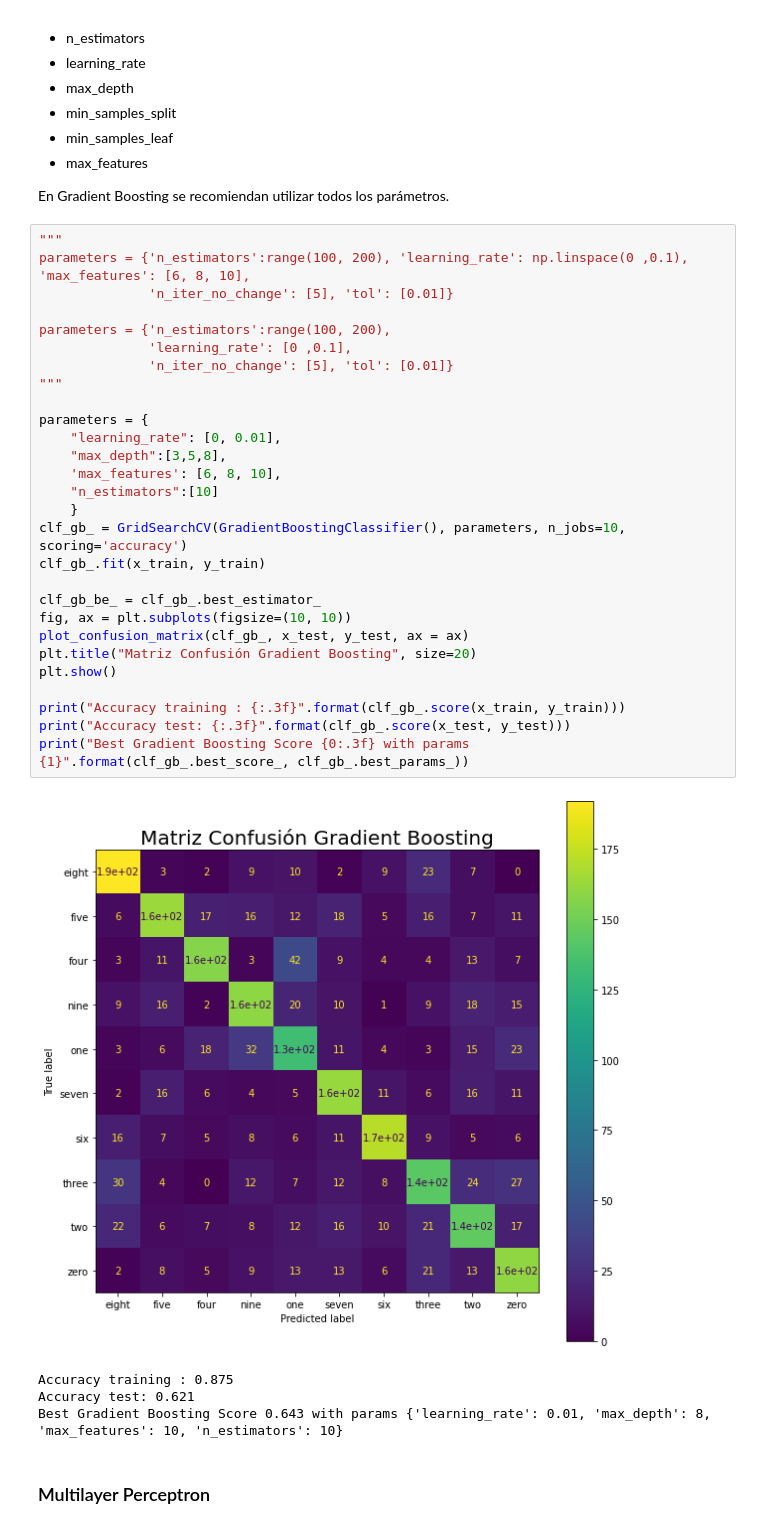
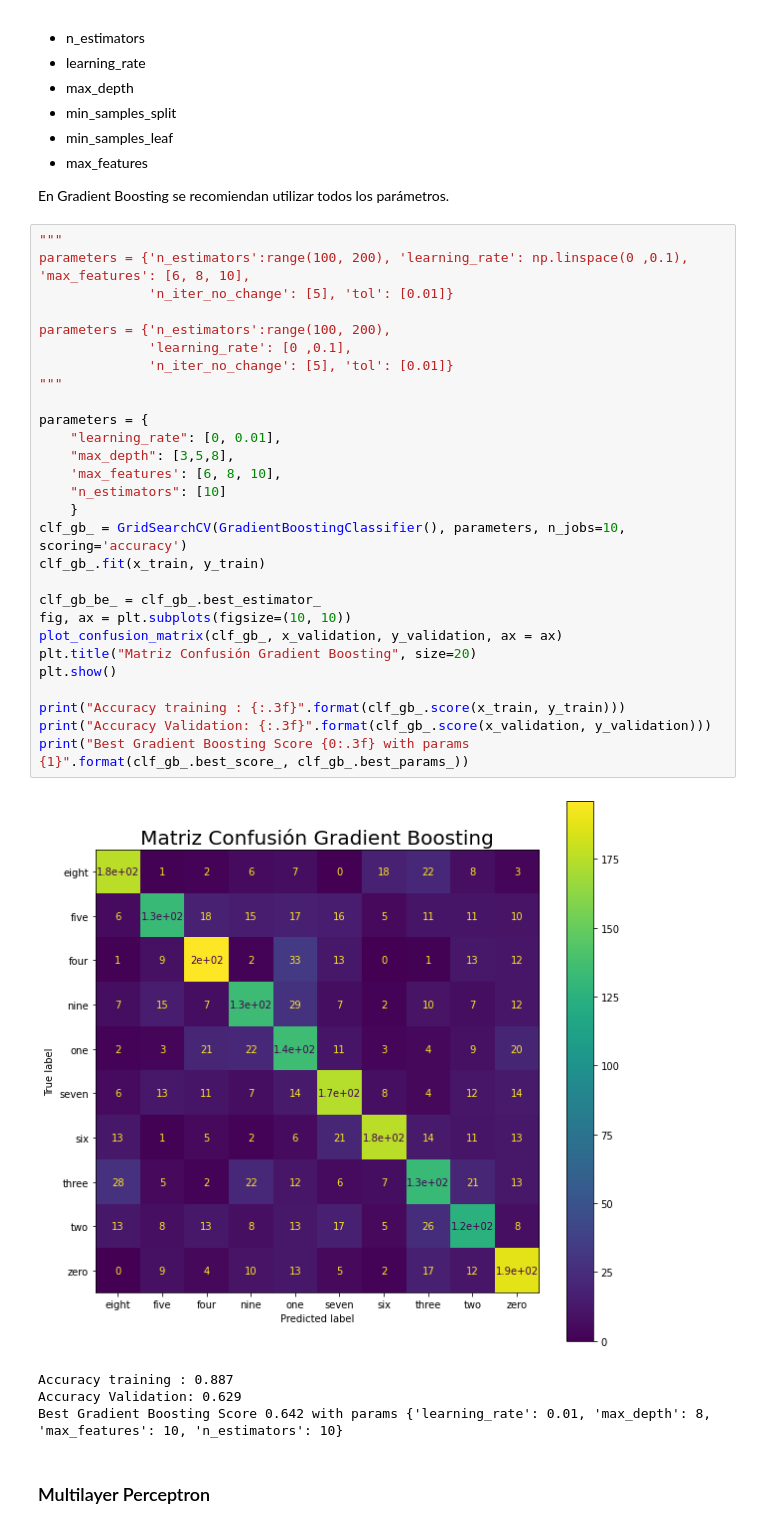
Before and after one commit to newgabo/TP2-AA, a Jupyter notebook: TP2_AA_Modelos_.ipynb, the cells around one changed output. Cells and saved outputs as stored; diff of their text form.

```diff
--- a/TP2_AA_Modelos_.ipynb
+++ b/TP2_AA_Modelos_.ipynb
@@ -177,36 +193,36 @@ En Gradient Boosting se recomiendan utilizar todos los parámetros.
 # %%
 """
 parameters = {'n_estimators':range(100, 200), 'learning_rate': np.linspace(0 ,0.1), 'max_features': [6, 8, 10],
               'n_iter_no_change': [5], 'tol': [0.01]}
 
 parameters = {'n_estimators':range(100, 200),
               'learning_rate': [0 ,0.1],
               'n_iter_no_change': [5], 'tol': [0.01]}
 """
 
 parameters = {
     "learning_rate": [0, 0.01],
-    "max_depth":[3,5,8],
+    "max_depth": [3,5,8],
     'max_features': [6, 8, 10],
-    "n_estimators":[10]
+    "n_estimators": [10]
     }
 clf_gb_ = GridSearchCV(GradientBoostingClassifier(), parameters, n_jobs=10, scoring='accuracy')
 clf_gb_.fit(x_train, y_train)
 
 clf_gb_be_ = clf_gb_.best_estimator_
 fig, ax = plt.subplots(figsize=(10, 10))
-plot_confusion_matrix(clf_gb_, x_test, y_test, ax = ax)
+plot_confusion_matrix(clf_gb_, x_validation, y_validation, ax = ax)
 plt.title("Matriz Confusión Gradient Boosting", size=20)
 plt.show()
 
 print("Accuracy training : {:.3f}".format(clf_gb_.score(x_train, y_train)))
-print("Accuracy test: {:.3f}".format(clf_gb_.score(x_test, y_test)))
+print("Accuracy Validation: {:.3f}".format(clf_gb_.score(x_validation, y_validation)))
 print("Best Gradient Boosting Score {0:.3f} with params {1}".format(clf_gb_.best_score_, clf_gb_.best_params_))
 # %% [output]
-[figure, old version]
+[figure, new version]
-Accuracy training : 0.875
-Accuracy test: 0.621
-Best Gradient Boosting Score 0.643 with params {'learning_rate': 0.01, 'max_depth': 8, 'max_features': 10, 'n_estimators': 10}
+Accuracy training : 0.887
+Accuracy Validation: 0.629
+Best Gradient Boosting Score 0.642 with params {'learning_rate': 0.01, 'max_depth': 8, 'max_features': 10, 'n_estimators': 10}
 # %% [markdown]
 ### Multilayer Perceptron
 # %%
```
Also changed, not shown: parts of 44 cells of this notebook.
